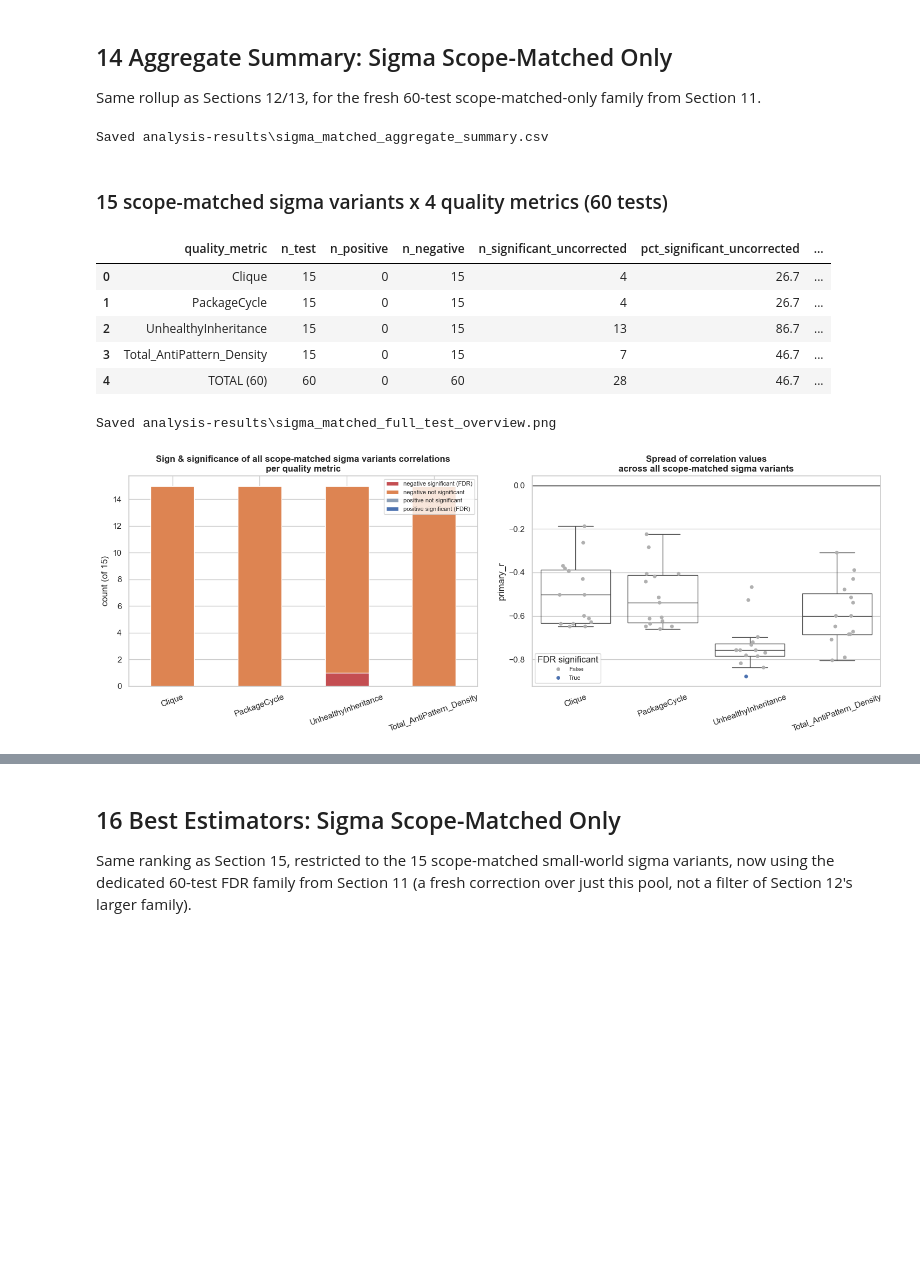
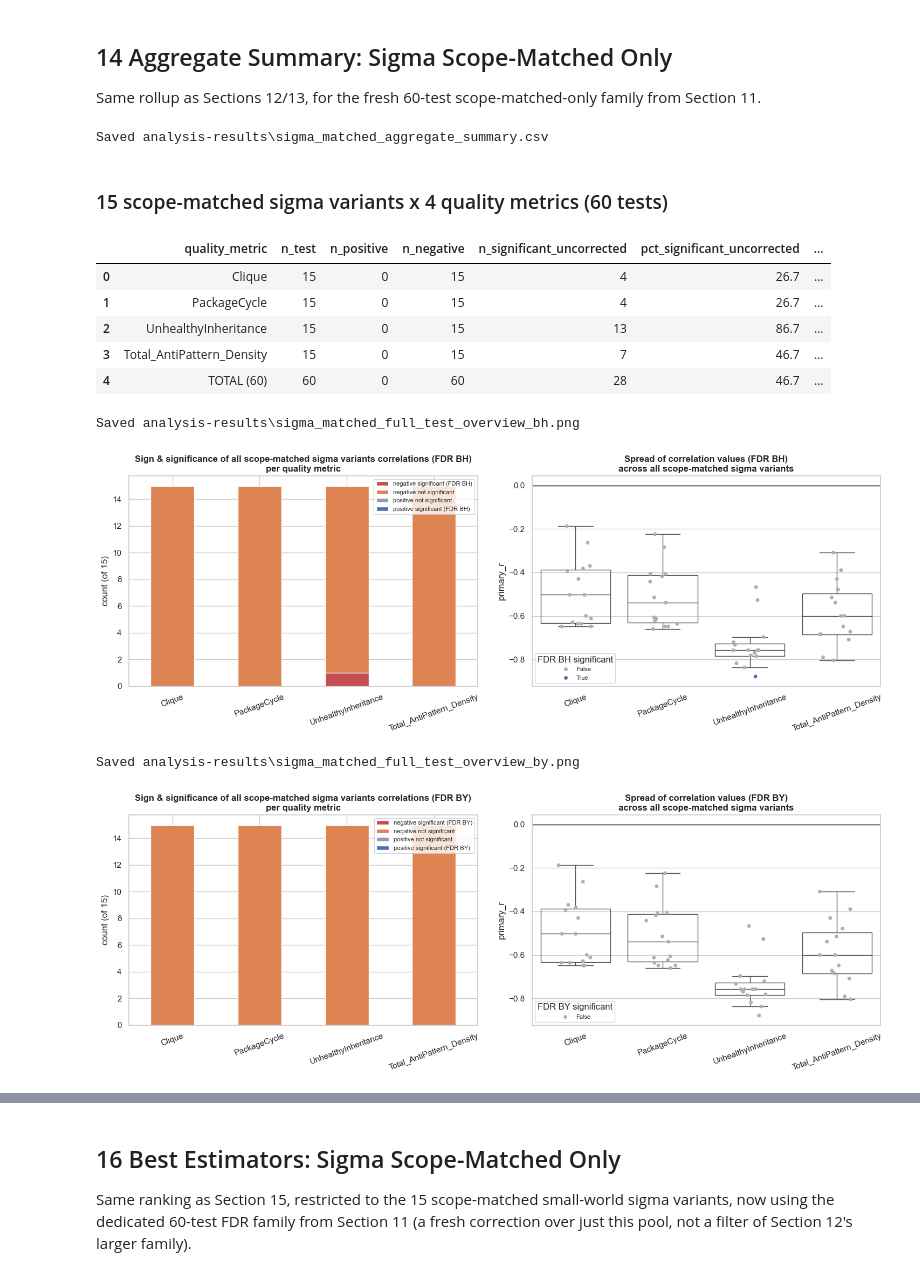
Before and after one commit to MauroZorzin/small-world-property, a Jupyter notebook: analyse.ipynb, the cells around one changed output, grey strips where cells are left out. Saved outputs shown, nothing was run; the diff lists cells and outputs as text; code cells hidden in the pictures; blank space fills up the shorter version.

```diff
--- a/analyse.ipynb
+++ b/analyse.ipynb
@@ -217,7 +222,7 @@ def process_dv8(dfs):
         pivoted = temp.set_index('Type')[['%Files']].T
         pivoted.columns.name = None
         pivoted.index = [0]
-        pivoted['Total_AntiPattern_Density'] = temp['FileCount'].sum() / total_files
+        pivoted['Total_AntiPattern_Density'] = temp['FileCount'].sum() / total_files * 100
         pivoted.insert(0, 'project_name', name)
         records.append(pivoted)
     return pd.concat(records, ignore_index=True).fillna(0)
@@ -340,12 +345,6 @@ to be stable using the relative standard error of the mean against a 2 percent
 threshold. Re-run generate_random_sample.py for any project flagged below.
 # %%
 CONVERGENCE_THRESHOLD_PCT = 2.0
-
-
-def relative_sem_pct(mean, std, n):
-    if pd.isna(mean) or pd.isna(std) or pd.isna(n) or n < 2 or mean == 0:
-        return np.nan
-    return 100 * (std / np.sqrt(n)) / abs(mean)
 
 
 detail_rows = []
@@ -354,12 +353,12 @@ for name, df in fag_dfs.items():
     n = row.get('smallworld_num_random_samples', np.nan)
     for scope in C_SCOPES:
         for k in C_KEYS:
-            pct = relative_sem_pct(row.get(f'smallworld_C_rand_mean_{scope}_{k}'),
+            pct = ml.relative_sem_pct(row.get(f'smallworld_C_rand_mean_{scope}_{k}'),
                                     row.get(f'smallworld_C_rand_std_{scope}_{k}'), n)
             detail_rows.append({'project_name': name, 'num_random_samples': n,
                                  'metric': f'C_rand_{scope}_{k}', 'relative_sem_pct': pct})
     for l in L_KEYS:
-        pct = relative_sem_pct(row.get(f'smallworld_L_rand_mean_{l}'),
+        pct = ml.relative_sem_pct(row.get(f'smallworld_L_rand_mean_{l}'),
                                 row.get(f'smallworld_L_rand_std_{l}'), n)
         detail_rows.append({'project_name': name, 'num_random_samples': n,
                              'metric': f'L_rand_{l}', 'relative_sem_pct': pct})
@@ -766,20 +889,17 @@ for arch_col in sigma_cols:
 df_sigma_corr = pd.DataFrame(full_rows)
 # Own FDR family separate from Section 10 this answers a different question
 # how the entire 45-variant test space looks not which variables are the best estimators
-_, p_fdr_sigma, _, _ = multipletests(df_sigma_corr['primary_p'], method='fdr_bh')
-df_sigma_corr['p_value_fdr'] = p_fdr_sigma.round(6)
-df_sigma_corr['significant_uncorrected'] = df_sigma_corr['primary_p'] < 0.05
-df_sigma_corr['significant_fdr'] = df_sigma_corr['p_value_fdr'] < 0.05
+df_sigma_corr = apply_fdr(df_sigma_corr)
 scope_matched_lookup = sigma_long.drop_duplicates('sigma_metric').set_index('sigma_metric')['scope_matched']
 df_sigma_corr['scope_matched'] = df_sigma_corr['arch_metric'].map(scope_matched_lookup)
 save_table(df_sigma_corr, 'sigma_full_correlation_results.csv')
 
 print(f"{len(df_sigma_corr)} sigma x quality tests | {df_sigma_corr['significant_uncorrected'].sum()} significant at raw alpha=0.05 "
-      f"| {df_sigma_corr['significant_fdr'].sum()} significant after FDR correction (own FDR family)")
+      f"| {df_sigma_corr['significant_fdr_bh'].sum()} significant after BH | {df_sigma_corr['significant_fdr_by'].sum()} significant after BY (own family)")
 
-display(Markdown(f'### All {len(df_sigma_corr)} sigma x quality tests, sorted by FDR p-value'))
+display(Markdown(f'### All {len(df_sigma_corr)} sigma x quality tests, sorted by BH p-value'))
 display(df_sigma_corr.assign(label=df_sigma_corr['arch_metric'].map(pretty_label))
-        .sort_values(['p_value_fdr', 'primary_p'])
-        [['label', 'quality_metric', 'recommended_method', 'primary_r', 'primary_p', 'p_value_fdr', 'significant_fdr']])
+        .sort_values(['p_value_fdr_bh', 'primary_p'])
+        [['label', 'quality_metric', 'recommended_method', 'primary_r', 'primary_p', 'p_value_fdr_bh', 'significant_fdr_bh', 'p_value_fdr_by', 'significant_fdr_by']])
 # %% [output]
 Saved analysis-results\sigma_full_correlation_results.csv
@@ -808,20 +928,17 @@ smaller, more homogeneous family is less conservative, which is exactly what
 Section 16's Best Estimators for this pool now uses.
 # %%
 df_sigma_matched_corr = df_sigma_corr[df_sigma_corr['scope_matched']].drop(
-    columns=['p_value_fdr', 'significant_uncorrected', 'significant_fdr']).reset_index(drop=True)
-_, p_fdr_matched, _, _ = multipletests(df_sigma_matched_corr['primary_p'], method='fdr_bh')
-df_sigma_matched_corr['p_value_fdr'] = p_fdr_matched.round(6)
-df_sigma_matched_corr['significant_uncorrected'] = df_sigma_matched_corr['primary_p'] < 0.05
-df_sigma_matched_corr['significant_fdr'] = df_sigma_matched_corr['p_value_fdr'] < 0.05
+    columns=['p_value_fdr_bh', 'significant_fdr_bh', 'p_value_fdr_by', 'significant_fdr_by', 'significant_uncorrected']).reset_index(drop=True)
+df_sigma_matched_corr = apply_fdr(df_sigma_matched_corr)
 save_table(df_sigma_matched_corr, 'sigma_matched_correlation_results.csv')
 
 print(f"{len(df_sigma_matched_corr)} scope-matched sigma x quality tests | "
       f"{df_sigma_matched_corr['significant_uncorrected'].sum()} significant at raw alpha=0.05 "
-      f"| {df_sigma_matched_corr['significant_fdr'].sum()} significant after FDR correction (own 60-test family)")
+      f"| {df_sigma_matched_corr['significant_fdr_bh'].sum()} significant after BH | {df_sigma_matched_corr['significant_fdr_by'].sum()} significant after BY (own 60 test family)")
 
-display(Markdown(f'### All {len(df_sigma_matched_corr)} scope-matched sigma x quality tests, sorted by FDR p-value'))
+display(Markdown(f'### All {len(df_sigma_matched_corr)} scope-matched sigma x quality tests, sorted by BH p-value'))
 display(df_sigma_matched_corr.assign(label=df_sigma_matched_corr['arch_metric'].map(pretty_label))
-        .sort_values(['p_value_fdr', 'primary_p'])
-        [['label', 'quality_metric', 'recommended_method', 'primary_r', 'primary_p', 'p_value_fdr', 'significant_fdr']])
+        .sort_values(['p_value_fdr_bh', 'primary_p'])
+        [['label', 'quality_metric', 'recommended_method', 'primary_r', 'primary_p', 'p_value_fdr_bh', 'significant_fdr_bh', 'p_value_fdr_by', 'significant_fdr_by']])
 # %% [output]
 Saved analysis-results\sigma_matched_correlation_results.csv
@@ -923,21 +1046,24 @@ Section 11.
 # %%
 df_sigma_matched_aggregate = aggregate_block(df_sigma_matched_corr, 'TOTAL (60)')
 save_table(df_sigma_matched_aggregate, 'sigma_matched_aggregate_summary.csv')
 display(Markdown(f'### 15 scope-matched sigma variants x 4 quality metrics ({len(df_sigma_matched_corr)} tests)'))
 display(df_sigma_matched_aggregate)
 
-plot_full_test_overview(df_sigma_matched_corr, 15, 'scope-matched sigma variants', 'sigma_matched_full_test_overview.png')
+plot_full_test_overview(df_sigma_matched_corr, 15, 'scope-matched sigma variants', 'sigma_matched_full_test_overview.png', method='bh')
+plot_full_test_overview(df_sigma_matched_corr, 15, 'scope-matched sigma variants', 'sigma_matched_full_test_overview.png', method='by')
 # %% [output]
 Saved analysis-results\sigma_matched_aggregate_summary.csv
 ### 15 scope-matched sigma variants x 4 quality metrics (60 tests)
 |  | quality_metric | n_test | n_positive | n_negative | n_significant_uncorrected | pct_significant_uncorrected | ... |
 | 0 | Clique | 15 | 0 | 15 | 4 | 26.7 | ... |
 | 1 | PackageCycle | 15 | 0 | 15 | 4 | 26.7 | ... |
 | 2 | UnhealthyInheritance | 15 | 0 | 15 | 13 | 86.7 | ... |
 | 3 | Total_AntiPattern_Density | 15 | 0 | 15 | 7 | 46.7 | ... |
 | 4 | TOTAL (60) | 60 | 0 | 60 | 28 | 46.7 | ... |
-Saved analysis-results\sigma_matched_full_test_overview.png
+Saved analysis-results\sigma_matched_full_test_overview_bh.png
-[figure, old version]
+[figure, new version]
+Saved analysis-results\sigma_matched_full_test_overview_by.png
+[figure, added]
 # %% [markdown]
 ## 15 Best Estimators: All Architectural Variables
 
```
Also changed, not shown: parts of 26 cells of this notebook, 13 other files.
